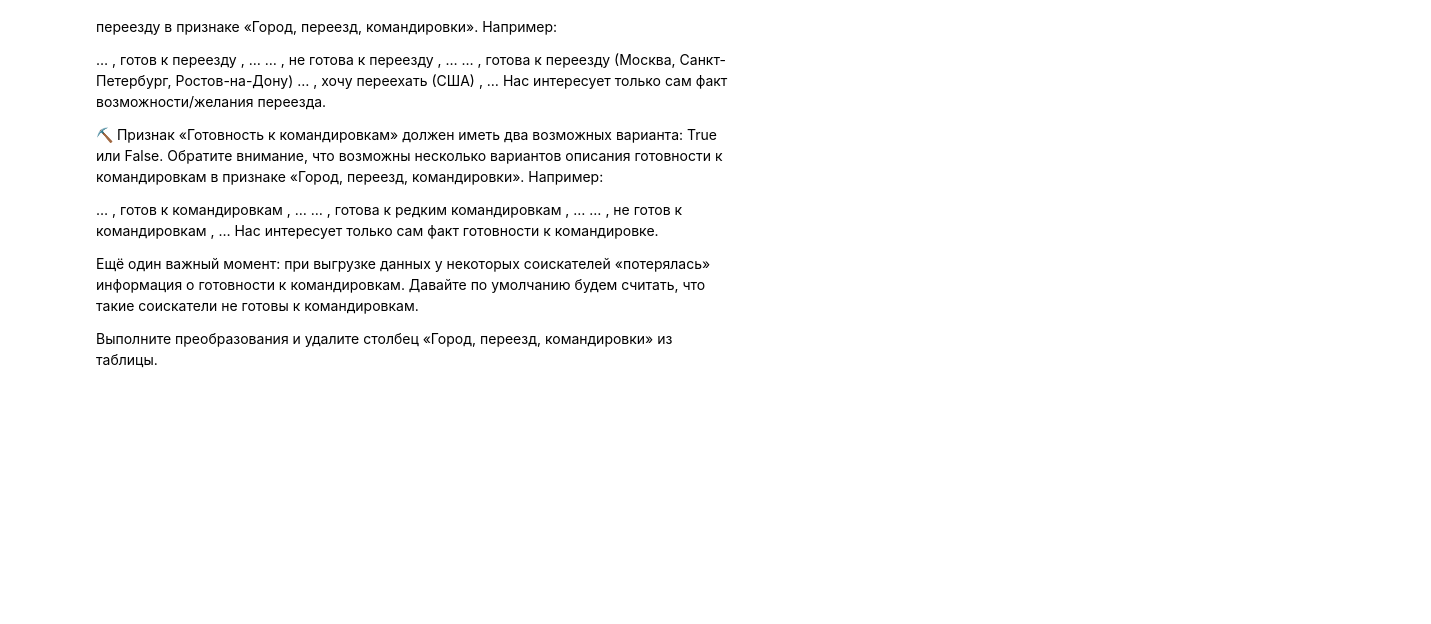
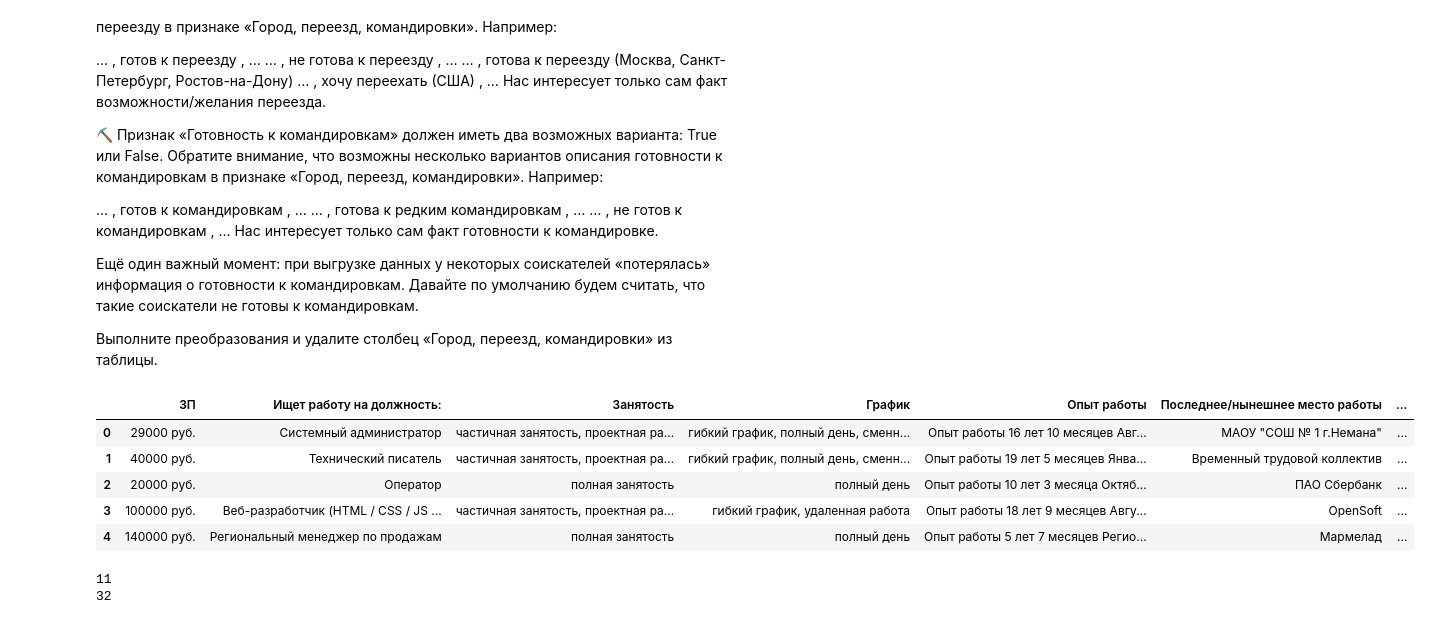
Before and after one commit to yogiki/LernProject_SF, a Jupyter notebook: HeadeHunter_Project/hh_project.ipynb, the cells around one changed output. Cells and saved outputs as stored; diff of their text form; code cells hidden in the pictures; blank space fills up the shorter version.

```diff
--- a/HeadeHunter_Project/hh_project.ipynb
+++ b/HeadeHunter_Project/hh_project.ipynb
@@ -334,0 +284,52 @@ print(hh_data_copy[['Город', 'Готовность к переезду', '
+# %%
+hh_data_copy.head()
+# %% [output]
+|  | ЗП | Ищет работу на должность: | Занятость | График | Опыт работы | Последнее/нынешнее место работы | ... |
+| 0 | 29000 руб. | Системный администратор | частичная занятость, проектная ра... | гибкий график, полный день, сменн... | Опыт работы 16 лет 10 месяцев Авг... | МАОУ "СОШ № 1 г.Немана" | ... |
+| 1 | 40000 руб. | Технический писатель | частичная занятость, проектная ра... | гибкий график, полный день, сменн... | Опыт работы 19 лет 5 месяцев Янва... | Временный трудовой коллектив | ... |
+| 2 | 20000 руб. | Оператор | полная занятость | полный день | Опыт работы 10 лет 3 месяца Октяб... | ПАО Сбербанк | ... |
+| 3 | 100000 руб. | Веб-разработчик (HTML / CSS / JS ... | частичная занятость, проектная ра... | гибкий график, удаленная работа | Опыт работы 18 лет 9 месяцев Авгу... | OpenSoft | ... |
+| 4 | 140000 руб. | Региональный менеджер по продажам | полная занятость | полный день | Опыт работы 5 лет 7 месяцев Регио... | Мармелад | ... |
+# %%
+def get_city(arg):
+    million_cities = ['Новосибирск', 'Екатеринбург', 'Нижний Новгород',
+                      'Казань', 'Челябинск', 'Омск', 'Самара', 'Ростов-на-Дону',
+                      'Уфа', 'Красноярск', 'Пермь', 'Воронеж', 'Волгоград'
+                     ]
+    city = arg.split(' , ')[0]
+    if (city == 'Москва') or (city == 'Санкт-Петербург'):
+        return city
+    elif city in million_cities:
+        return 'город миллионник'
+    else:
+        return 'другие'
+
+def get_ready_to_move(arg):
+    if ('не готов к переезду' in arg) or ('не готова к переезду' in arg):
+        return False
+    elif 'хочу' in arg:
+        return True
+    else:
+        return True
+
+def get_ready_for_bisiness_trips(arg):
+    if ('командировка' in arg):
+        if ('не готов к командировкам' in arg) or('не готова к командировкам' in arg):
+            return False
+        else:
+
+            return True
+    else:
+        return False
+
+hh_data_copy['Город'] = hh_data_copy['Город, переезд, командировки'].apply(get_city)
+hh_data_copy['Готовность к переезду'] = hh_data_copy['Город, переезд, командировки'].apply(get_ready_to_move)
+hh_data_copy['Готовность к командировкам'] = hh_data_copy['Город, переезд, командировки'].apply(get_ready_for_bisiness_trips)
+hh_data_copy = hh_data_copy.drop('Город, переезд, командировки', axis=1)
+print(round(hh_data_copy['Город'].value_counts(normalize=True)['Санкт-Петербург'] * 100))
+print(round(hh_data_copy[
+    hh_data_copy['Готовность к переезду'] & hh_data_copy['Готовность к командировкам']
+].shape[0] / hh_data_copy.shape[0] *100))
+# %% [output]
+11
+32
```
Also changed, not shown: parts of 1 cell of this notebook.
